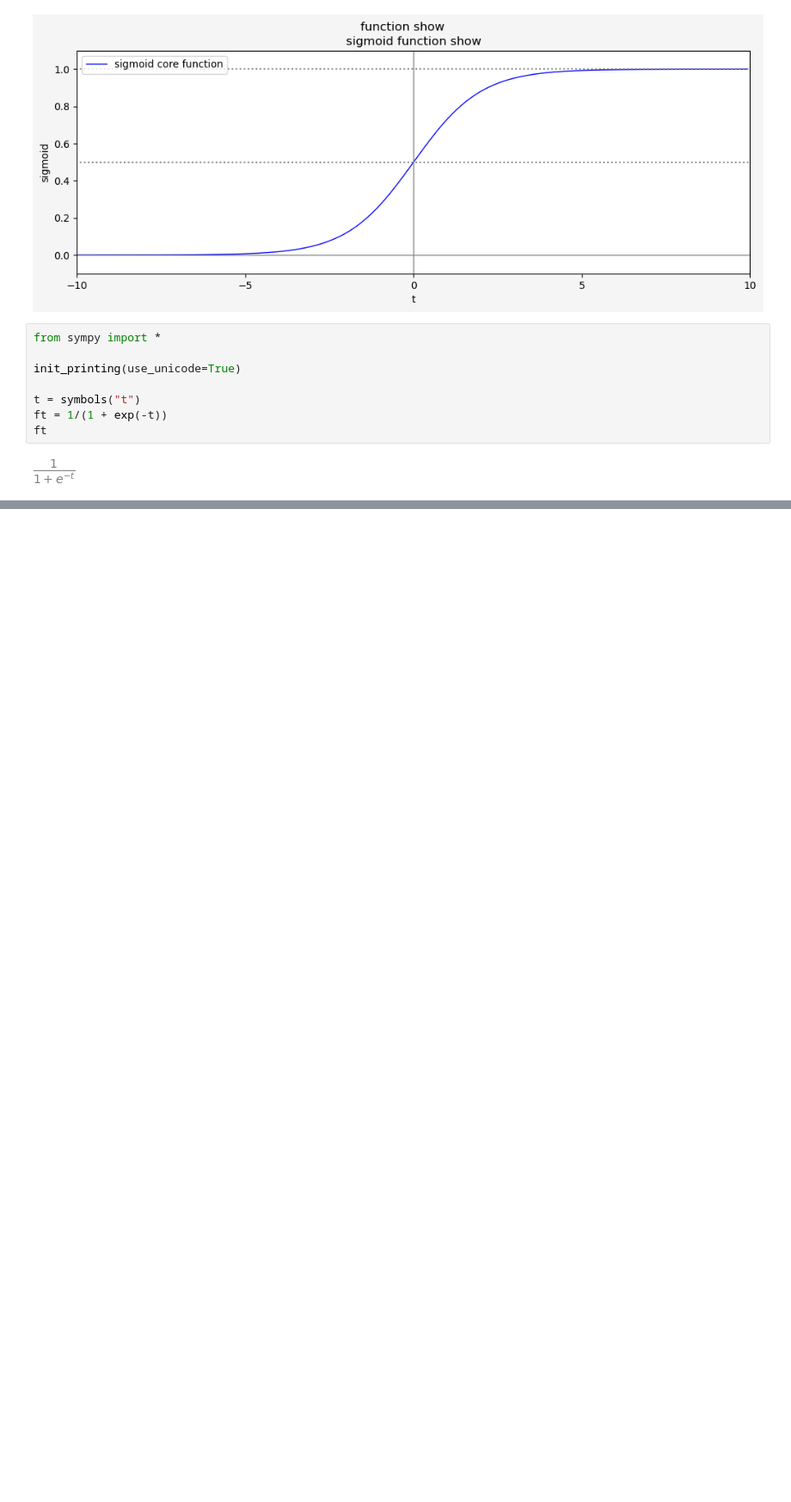
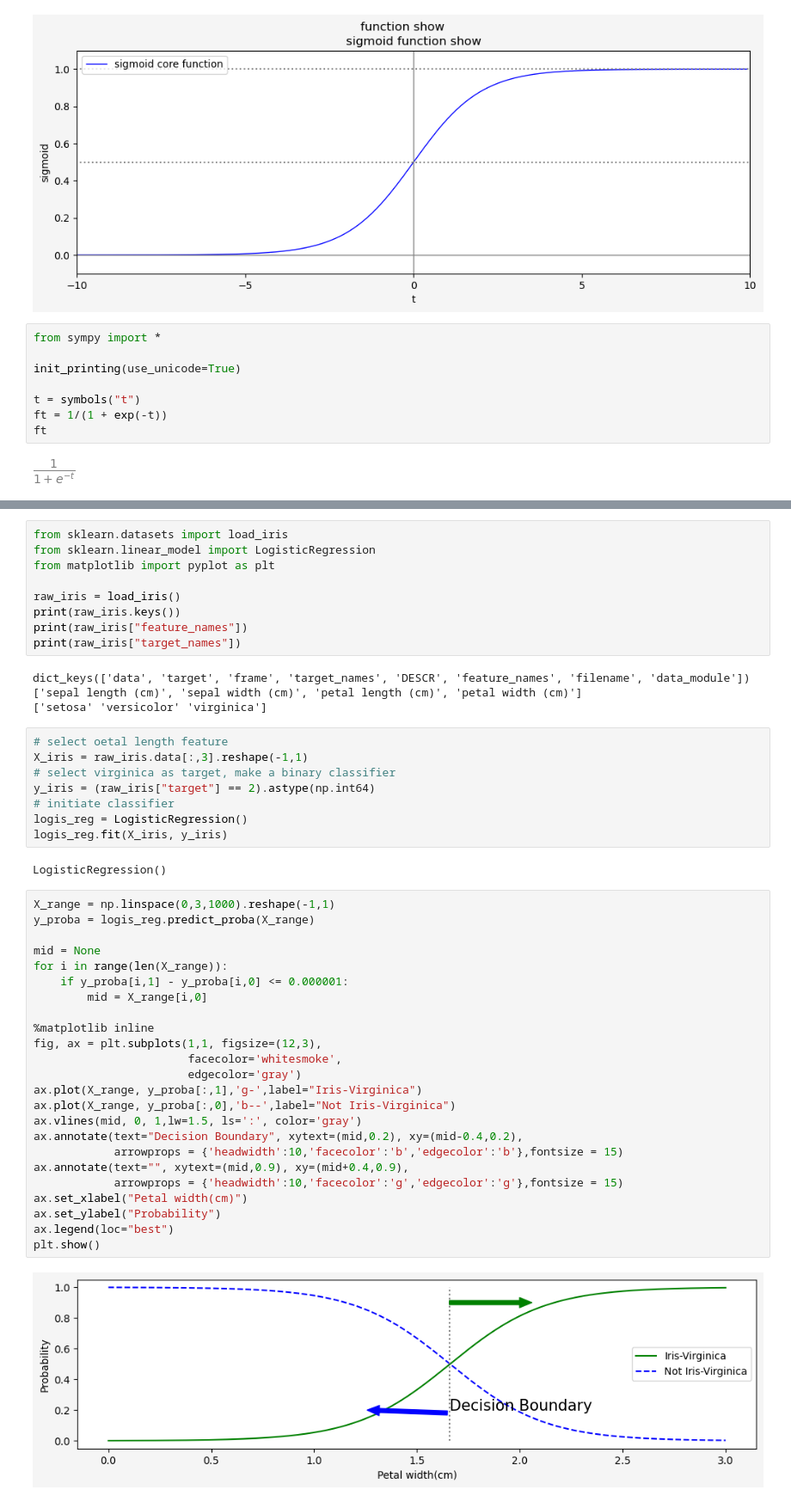
Before and after one commit to ChauserMondieu/machine_learning, a Jupyter notebook: chapters/training_model.ipynb, the cells around one changed output, grey strips where cells are left out. Shown at 86% size. Cells and saved outputs as stored; diff of their text form; blank space fills up the shorter version.

```diff
--- a/chapters/training_model.ipynb
+++ b/chapters/training_model.ipynb
@@ -494,0 +524,49 @@ df_ft
+# %%
+from sklearn.datasets import load_iris
+from sklearn.linear_model import LogisticRegression
+from matplotlib import pyplot as plt
+
+raw_iris = load_iris()
+print(raw_iris.keys())
+print(raw_iris["feature_names"])
+print(raw_iris["target_names"])
+# %% [output]
+dict_keys(['data', 'target', 'frame', 'target_names', 'DESCR', 'feature_names', 'filename', 'data_module'])
+['sepal length (cm)', 'sepal width (cm)', 'petal length (cm)', 'petal width (cm)']
+['setosa' 'versicolor' 'virginica']
+# %%
+# select oetal length feature
+X_iris = raw_iris.data[:,3].reshape(-1,1)
+# select virginica as target, make a binary classifier
+y_iris = (raw_iris["target"] == 2).astype(np.int64)
+# initiate classifier
+logis_reg = LogisticRegression()
+logis_reg.fit(X_iris, y_iris)
+# %% [output]
+LogisticRegression()
+# %%
+X_range = np.linspace(0,3,1000).reshape(-1,1)
+y_proba = logis_reg.predict_proba(X_range)
+
+mid = None
+for i in range(len(X_range)):
+    if y_proba[i,1] - y_proba[i,0] <= 0.000001:
+        mid = X_range[i,0]
+
+%matplotlib inline
+fig, ax = plt.subplots(1,1, figsize=(12,3),
+                       facecolor='whitesmoke',
+                       edgecolor='gray')
+ax.plot(X_range, y_proba[:,1],'g-',label="Iris-Virginica")
+ax.plot(X_range, y_proba[:,0],'b--',label="Not Iris-Virginica")
+ax.vlines(mid, 0, 1,lw=1.5, ls=':', color='gray')
+ax.annotate(text="Decision Boundary", xytext=(mid,0.2), xy=(mid-0.4,0.2),
+            arrowprops = {'headwidth':10,'facecolor':'b','edgecolor':'b'},fontsize = 15)
+ax.annotate(text="", xytext=(mid,0.9), xy=(mid+0.4,0.9),
+            arrowprops = {'headwidth':10,'facecolor':'g','edgecolor':'g'},fontsize = 15)
+ax.set_xlabel("Petal width(cm)")
+ax.set_ylabel("Probability")
+ax.legend(loc="best")
+plt.show()
+# %% [output]
+[figure, added]
```
Also changed, not shown: parts of 18 cells of this notebook.
